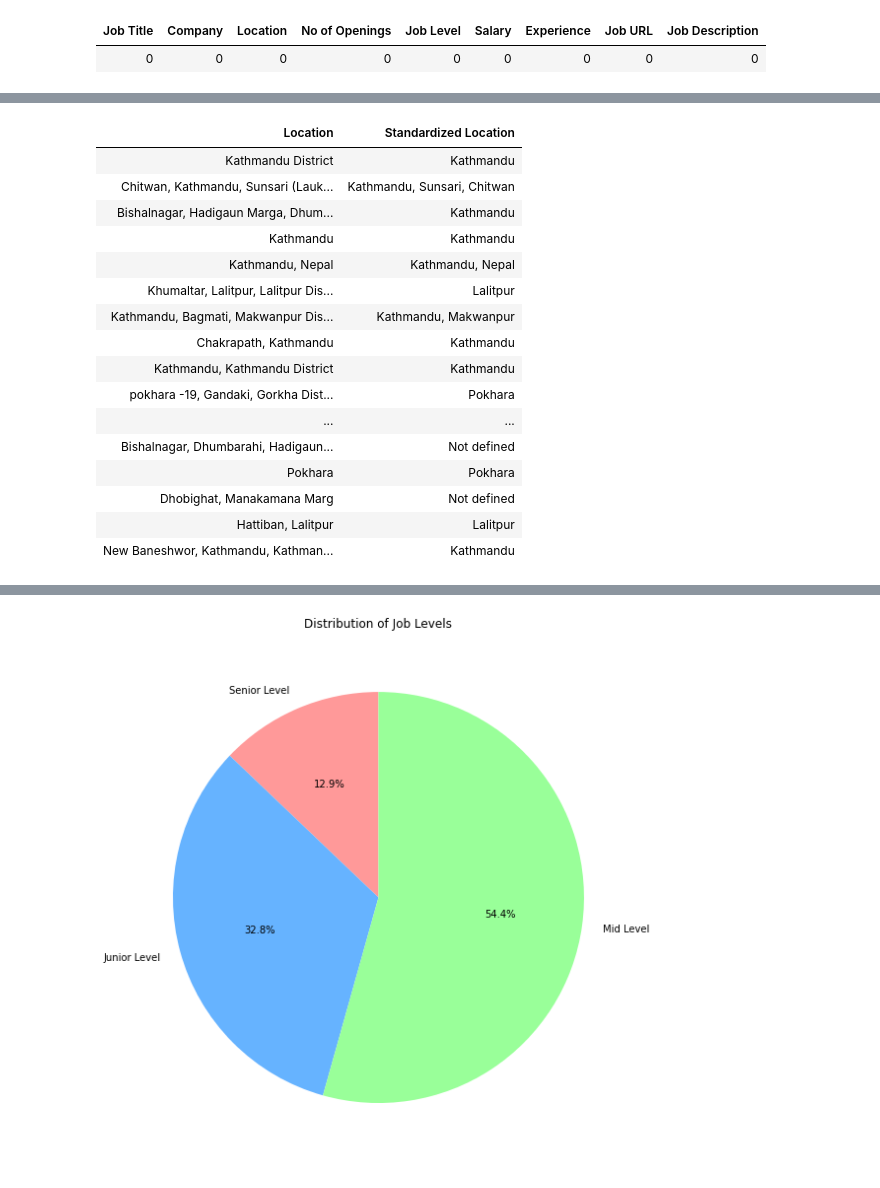
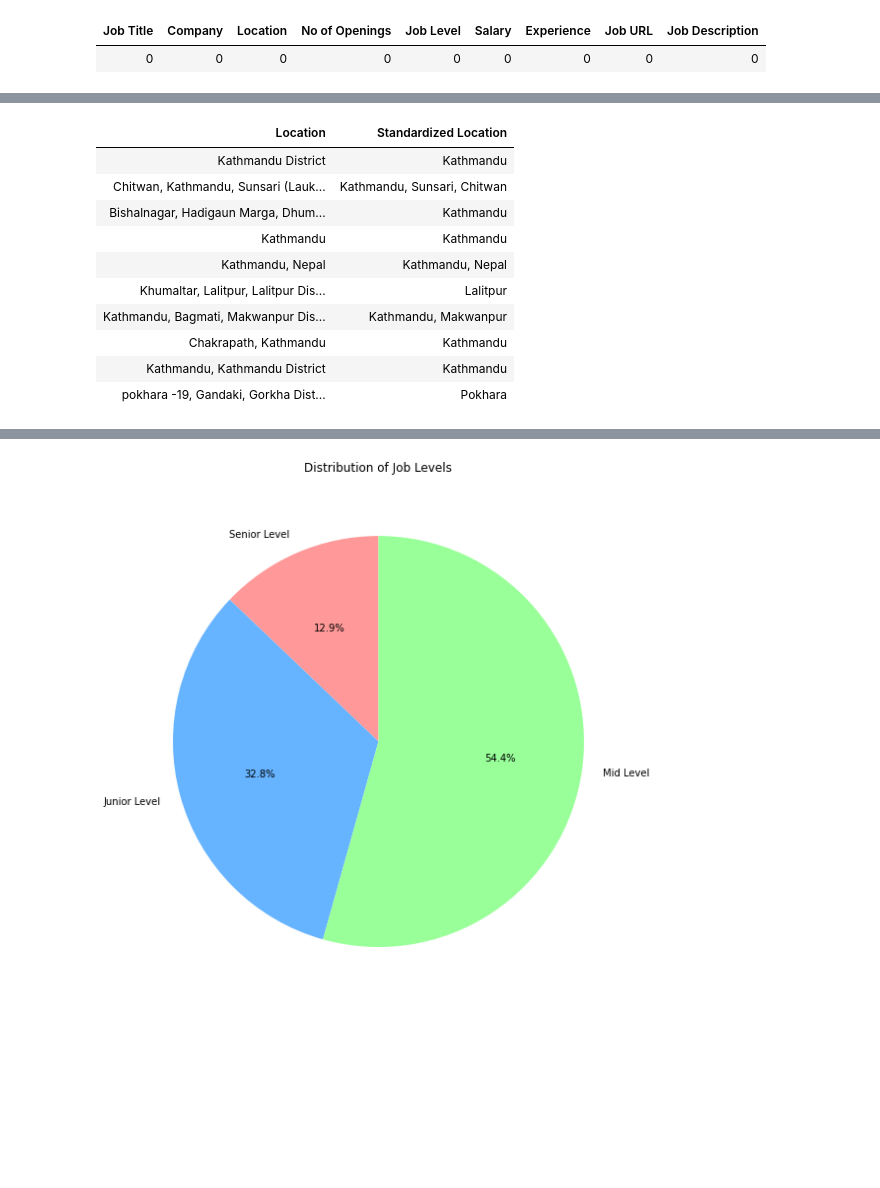
Before and after one commit to aashishdk/Srapping-Job-Portal, a Jupyter notebook: JobScraping_Analysis_Project.ipynb, the cells around one changed output, grey strips where cells are left out. Cells and saved outputs as stored; diff of their text form; code cells hidden in the pictures; blank space fills up the shorter version.

```diff
--- a/JobScraping_Analysis_Project.ipynb
+++ b/JobScraping_Analysis_Project.ipynb
@@ -159,40 +165,34 @@ def match_location_fuzzy(location):
     matches = []
     # Split location by comma and lowercase
     parts = [p.strip().lower() for p in location.split(",")]
 
     for part in parts:
         result, score, _ = process.extractOne(part, known_locations, scorer=fuzz.partial_ratio)
         if score >= 85:
             matches.append(result)
 
     return ", ".join(set(matches)) if matches else "Not defined"
 
 # Register UDF
 match_location_udf = udf(match_location_fuzzy, StringType())
 
 # Apply UDF to create standardized location
 job_listenings_df = job_listenings_df.withColumn("Standardized Location", match_location_udf(col("Location")))
 
 # Show results
-display(job_listenings_df.select("Location", "Standardized Location").limit(20))
+display(job_listenings_df.select("Location", "Standardized Location").limit(10))
 # %% [output]
 | Location | Standardized Location |
 | Kathmandu District | Kathmandu |
 | Chitwan, Kathmandu, Sunsari (Lauk... | Kathmandu, Sunsari, Chitwan |
 | Bishalnagar, Hadigaun Marga, Dhum... | Kathmandu |
 | Kathmandu | Kathmandu |
 | Kathmandu, Nepal | Kathmandu, Nepal |
 | Khumaltar, Lalitpur, Lalitpur Dis... | Lalitpur |
 | Kathmandu, Bagmati, Makwanpur Dis... | Kathmandu, Makwanpur |
 | Chakrapath, Kathmandu | Kathmandu |
 | Kathmandu, Kathmandu District | Kathmandu |
 | pokhara -19, Gandaki, Gorkha Dist... | Pokhara |
-| ... | ... |
-| Bishalnagar, Dhumbarahi, Hadigaun... | Not defined |
-| Pokhara | Pokhara |
-| Dhobighat, Manakamana Marg | Not defined |
-| Hattiban, Lalitpur | Lalitpur |
-| New Baneshwor, Kathmandu, Kathman... | Kathmandu |
 # %%
 #If above fuzzy matching cant able to match the location set Not defined value as Nepal
 job_listenings_df = job_listenings_df.withColumn(
```
Also changed, not shown: parts of 9 cells of this notebook, 1 other file.
